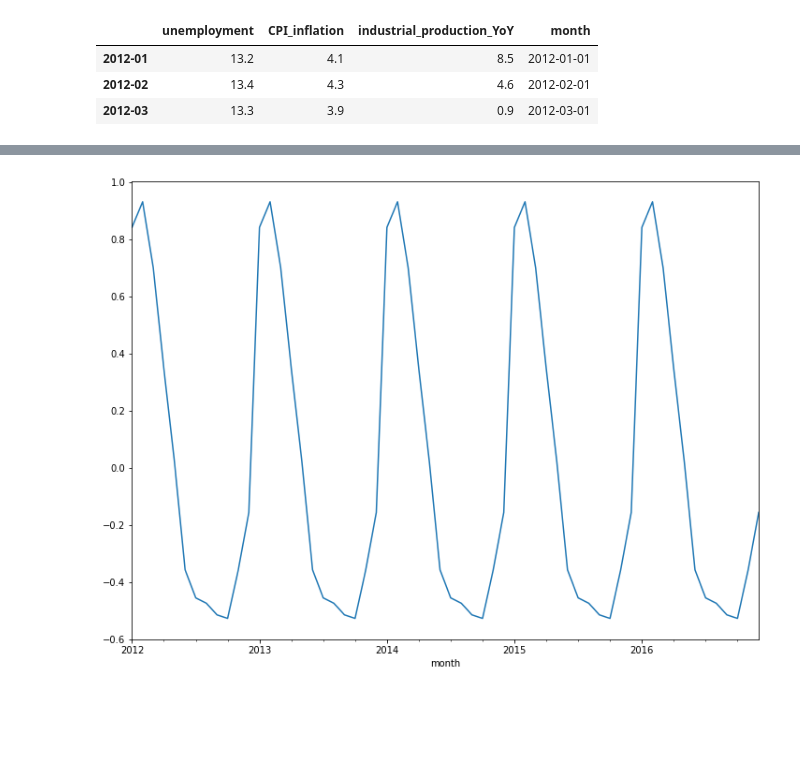
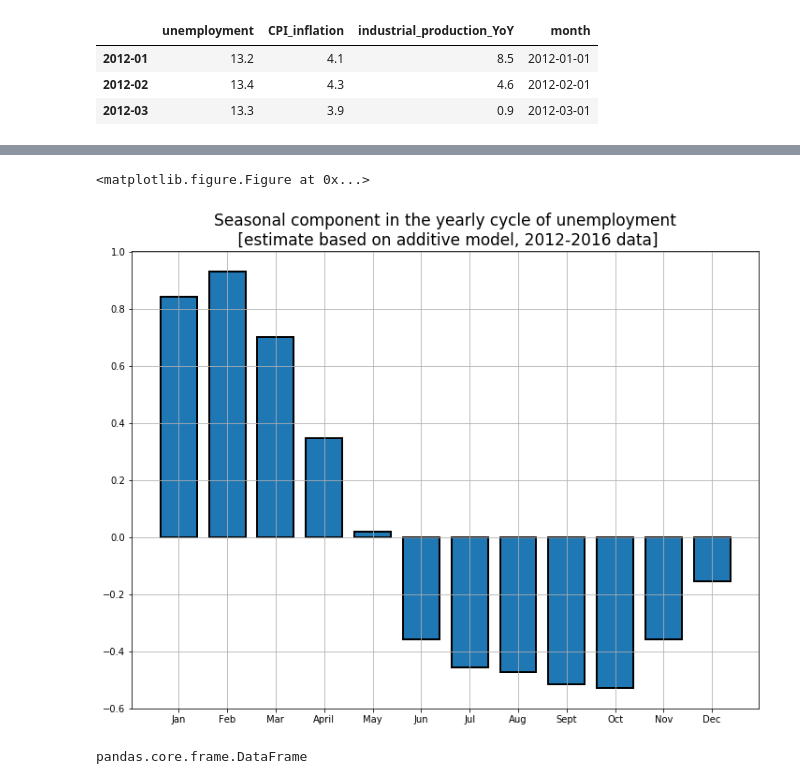
Before and after one commit to wegar-2/python.jupyter.notebooks, a Jupyter notebook: macro_ts_plots.ipynb, the cells around one changed output, grey strips where cells are left out. Saved outputs shown, nothing was run; the diff lists cells and outputs as text; code cells hidden in the pictures; blank space fills up the shorter version.

```diff
--- a/macro_ts_plots.ipynb
+++ b/macro_ts_plots.ipynb
@@ -67,11 +85,22 @@ df_mm_sd.loc[:, "month"] = pd.to_datetime(df_mm_sd.loc[:, "month"])
 df_mm_sd_2 = df_mm_sd.set_index("month")
 df_mm_sd_2.head(3)
 res = sm.tsa.seasonal_decompose(df_mm_sd_2, model="additive", two_sided=False)
-# %%
-# plot seasonal component
-fig_seasonal = plt.figure()
-ax_seasonal = fig_seasonal.add_subplot(1,1,1)
-res.seasonal.plot(ax=ax_seasonal)
-ax_seasonal.legend_.remove()
-# %% [output]
-[figure, removed]
+# %%
+# plot seasonal component - vertical bar chart
+fig_seasonal = plt.figure()
+fig_seasonal_comp = plt.figure(2)
+ax_bar = fig_seasonal_comp.add_subplot(1,1,1)
+ax_bar.bar(left=np.arange(1, 13, 1), height=res.seasonal.iloc[0:12, 0], width=0.75,
+           edgecolor="black", linewidth=2)
+ax_bar.set_title("Seasonal component in the yearly cycle of unemployment\n [estimate based on additive model, 2012-2016 data]",
+                fontsize=17)
+ax_bar.set_xticks(np.arange(1,13,1))
+ax_bar.set_xticklabels(["Jan", "Feb", "Mar", "April", "May", "Jun", "Jul", "Aug", "Sept", "Oct", "Nov", "Dec"])
+ax_bar.grid(True)
+# %% [output]
+<matplotlib.figure.Figure at 0x...>
+[figure, added]
+# %%
+type(res.seasonal)
+# %% [output]
+pandas.core.frame.DataFrame
```
Also changed, not shown: parts of 2 cells of this notebook.
